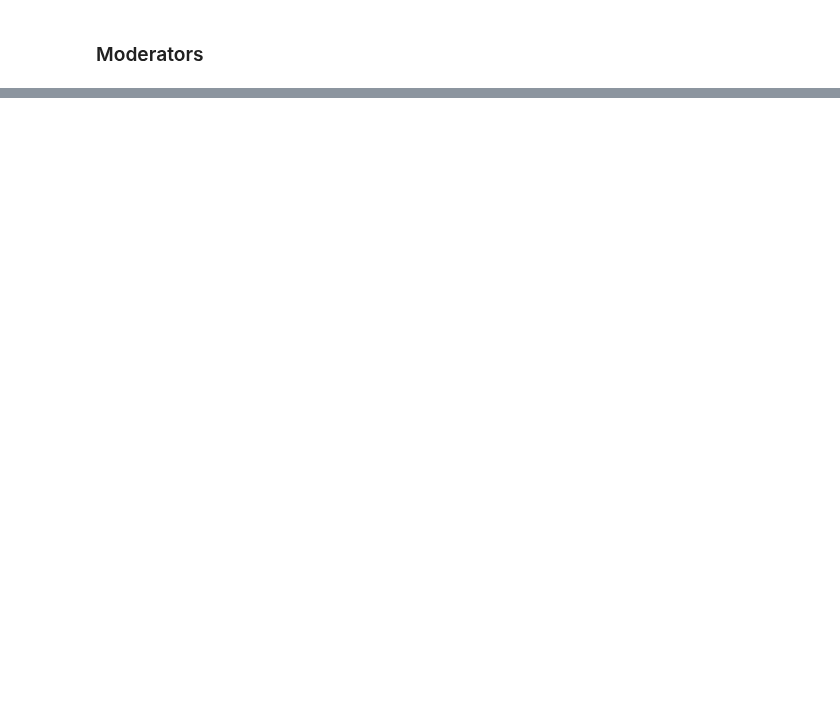
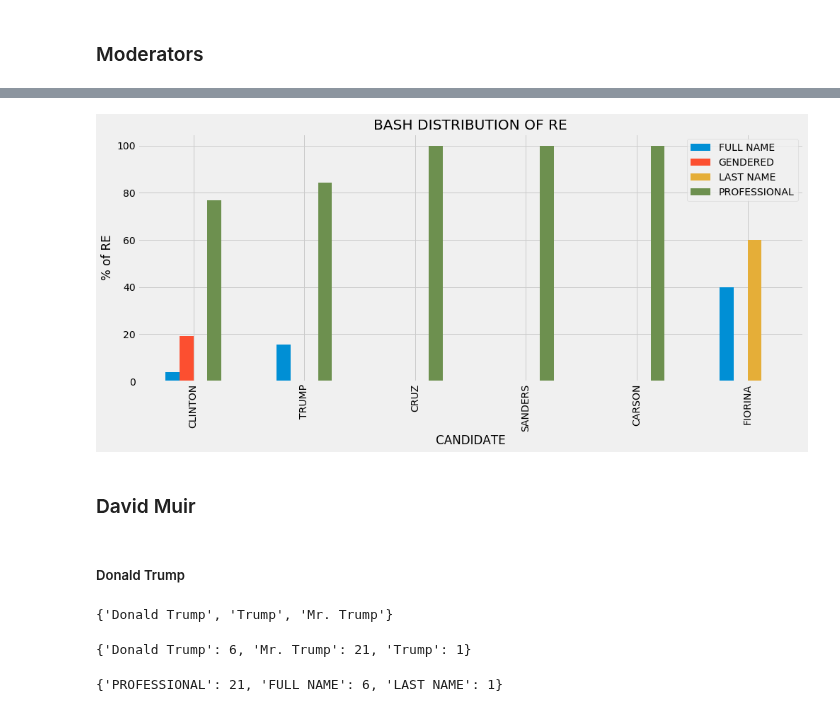
Before and after one commit to Data-Science-for-Linguists/2016-Debates-and-Referring-Expressions, a Jupyter notebook: analysis.ipynb, the cells around one changed output, grey strips where cells are left out. Cells and saved outputs as stored; diff of their text form; code cells hidden in the pictures; blank space fills up the shorter version.

```diff
--- a/analysis.ipynb
+++ b/analysis.ipynb
@@ -1394,0 +1400,3 @@ HEWITT, BASH,
+# %%
+bash_REsanders = get_RE_for_label(bash['Tree'], "Bernie Sanders")
+set(bash_REsanders)
@@ -1394,0 +1405,3 @@ HEWITT, BASH,
+# %%
+bash_sanders_freq = {re: bash_REsanders.count(re) for re in bash_REsanders}
+bash_sanders_freq
@@ -1394,0 +1410,3 @@ HEWITT, BASH,
+# %%
+bash_sanders_REtype_freq = get_re_type_freq(sanders_re_maps, bash_sanders_freq)
+bash_sanders_REtype_freq
@@ -1394,0 +1415,14 @@ HEWITT, BASH,
+# %%
+distribution_bash = pd.DataFrame([bash_clinton_REtype_freq, bash_trump_REtype_freq, bash_cruz_REtype_freq, bash_sanders_REtype_freq, bash_carson_REtype_freq, bash_fiorina_REtype_freq], index = ["CLINTON", 'TRUMP', 'CRUZ', 'SANDERS', 'CARSON', "FIORINA"])
+distribution_bash.fillna(0, inplace=True)
+
+distribution_bash['TOTAL']=distribution_bash.sum(axis=1)
+
+#Get the percentage of each type of RE for each candidate.
+distribution_bash['FULL NAME'] = distribution_bash['FULL NAME']/distribution_bash['TOTAL']*100
+distribution_bash['LAST NAME'] = distribution_bash['LAST NAME']/distribution_bash['TOTAL']*100
+distribution_bash['GENDERED'] = distribution_bash['GENDERED']/distribution_bash['TOTAL']*100
+distribution_bash['PROFESSIONAL'] = distribution_bash['PROFESSIONAL']/distribution_bash['TOTAL']*100
+
+del distribution_bash['TOTAL']
+distribution_bash.head(6)
@@ -1394,0 +1437,27 @@ HEWITT, BASH,
+# %%
+distribution_bash.plot(kind='bar', figsize=(15,6))
+plt.xlabel('CANDIDATE')
+plt.ylabel('% of RE')
+plt.title('BASH DISTRIBUTION OF RE')
+plt.show()
+# %% [output]
+[figure, added]
+# %% [markdown]
+### David Muir
+# %% [markdown]
+##### Donald Trump
+# %%
+muir_REtrump = get_RE_for_label(muir['Tree'], "Donald Trump")
+set(muir_REtrump)
+# %% [output]
+{'Donald Trump', 'Trump', 'Mr. Trump'}
+# %%
+muir_trump_freq = {re: muir_REtrump.count(re) for re in muir_REtrump}
+muir_trump_freq
+# %% [output]
+{'Donald Trump': 6, 'Mr. Trump': 21, 'Trump': 1}
+# %%
+muir_trump_REtype_freq = get_re_type_freq(trump_re_maps, muir_trump_freq)
+muir_trump_REtype_freq
+# %% [output]
+{'PROFESSIONAL': 21, 'FULL NAME': 6, 'LAST NAME': 1}
```
Also changed, not shown: parts of 147 cells of this notebook, 1 other file.
